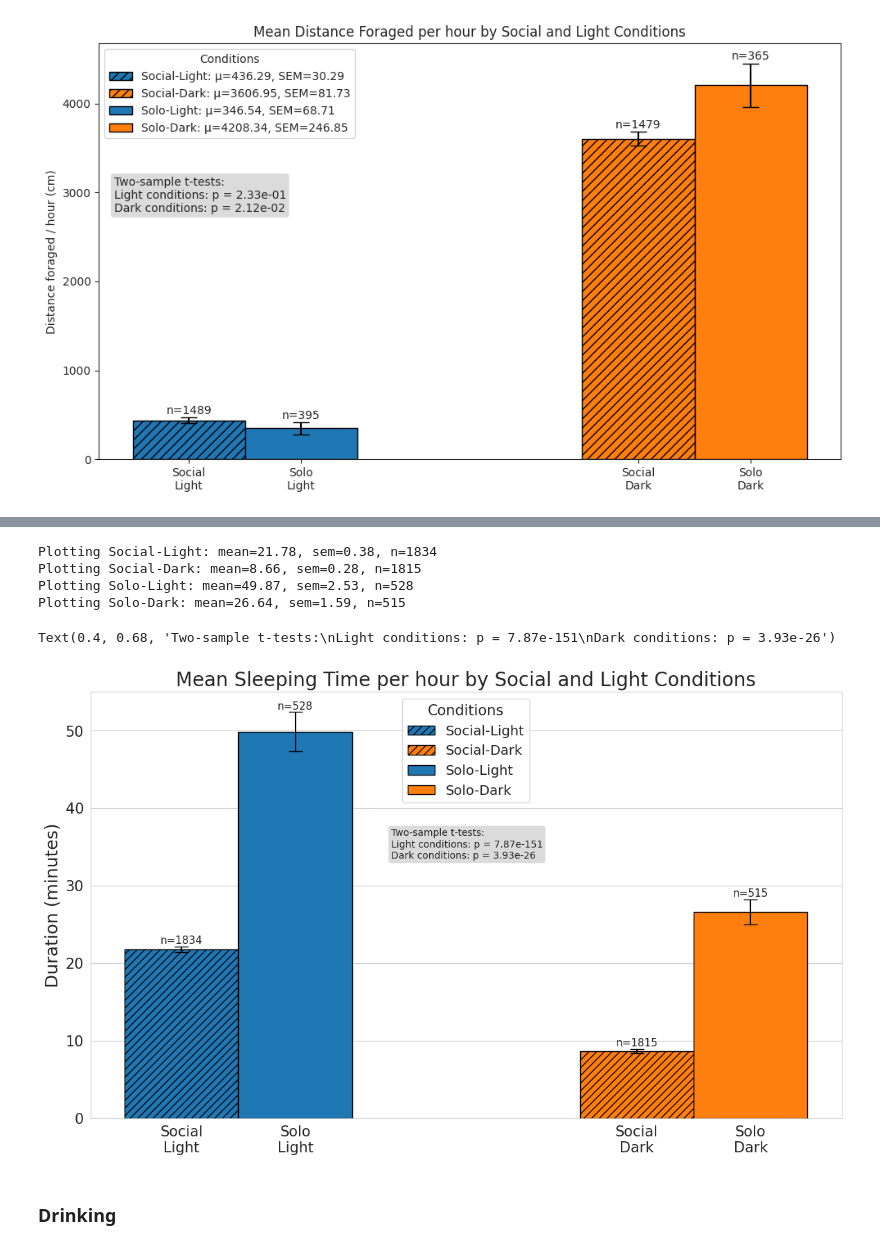
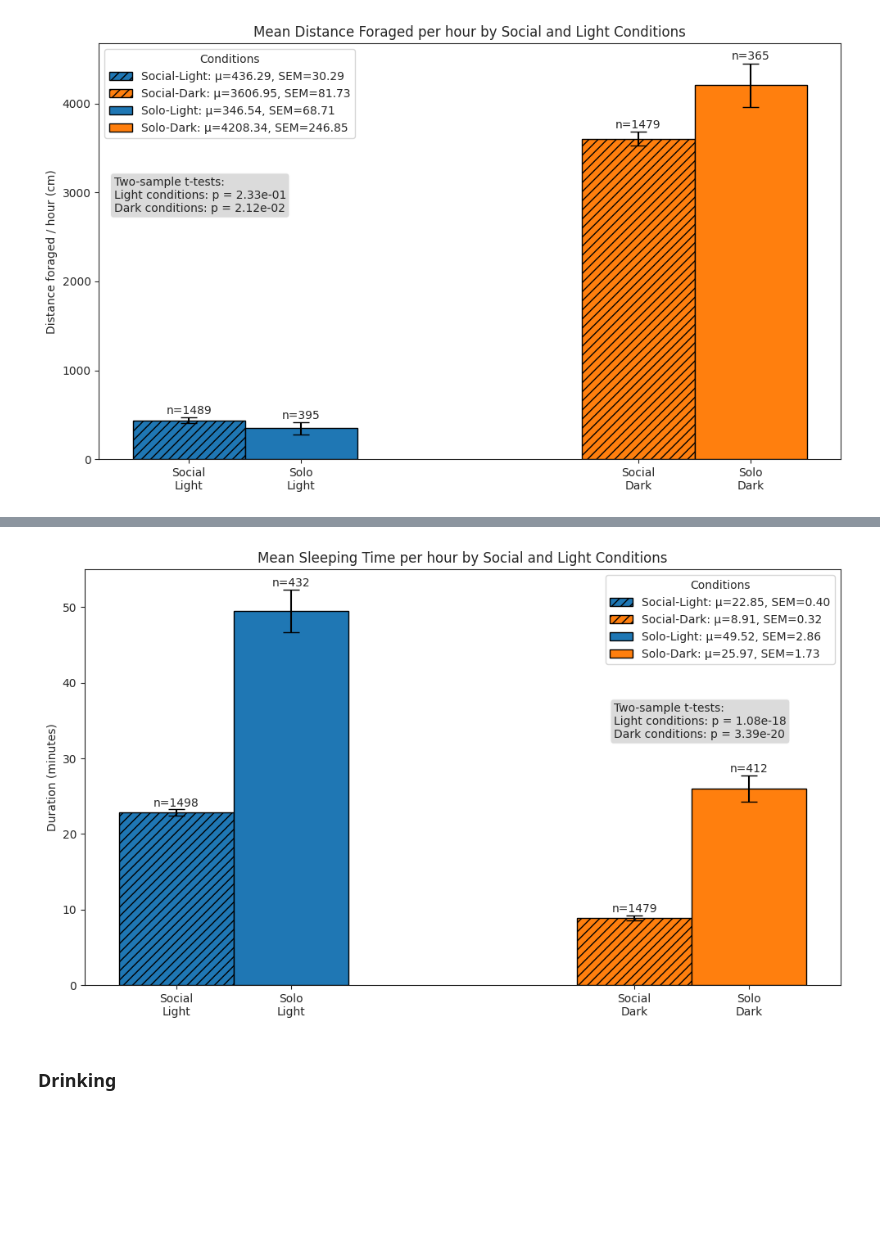
Before and after one commit to SainsburyWellcomeCentre/aeon_docs, a Jupyter notebook: src/user/how_to/social_analysis2.ipynb, the cells around one changed output, grey strips where cells are left out. Saved outputs shown, nothing was run; the diff lists cells and outputs as text; code cells hidden in the pictures; blank space fills up the shorter version.

Commit message:
Update sleep plots

```diff
--- a/src/user/how_to/social_analysis2.ipynb
+++ b/src/user/how_to/social_analysis2.ipynb
@@ -1506,11 +1534,4 @@ plt.show()
 # %%
-sleep_dur_df = pd.DataFrame(
-    columns=["subject", "start", "end", "duration", "period", "light"]
-)
-sleep_hour_df = pd.DataFrame(
-    columns=["subject", "hour", "n_bouts", "duration", "period", "light"]
-)
-
 exp_pbar = tqdm(experiments, desc="Experiments", position=0, leave=True)
 for exp in exp_pbar:
     period_pbar = tqdm(periods, desc="Periods", position=1, leave=False)
@@ -1522,12 +1543,10 @@ for exp in exp_pbar:
             data_dir=data_dir,
             set_time_index=True,
         )
-
         # Get sleep bout durations
         hour = sleep_bouts_df["start"].dt.hour
         sleep_bouts_df["light"] = ~((hour > light_off) & (hour < light_on))
         sleep_dur_df = pd.concat([sleep_dur_df, sleep_bouts_df], ignore_index=True)
-
         # Get n sleep bouts and total duration per hour
         for subject in sleep_bouts_df["subject"].unique():
             sleep_df_subj = sleep_bouts_df[sleep_bouts_df["subject"] == subject]
@@ -1538,7 +1557,6 @@ for exp in exp_pbar:
                 .reset_index()
             )
             hour_stats.columns = ["hour", "n_bouts", "duration"]
-
             min_hour, max_hour = (
                 sleep_df_subj["hour"].min(),
                 sleep_df_subj["hour"].max(),
@@ -1815,8 +1813,6 @@ Text(0.4, 0.68, 'Two-sample t-tests:\nLight conditions: p = 2.65e-65\nDark condi
 # %%
-"""Total time spent sleeping per hour."""
-
-fig, ax = plt.subplots(figsize=(14, 8))
-
+# Plot total time spent sleeping per hour
+fig, ax = plt.subplots(figsize=(10, 6))
 summary_data = []
 for social_val in ["social", "postsocial"]:
     for light_val in [True, False]:
@@ -1840,18 +1836,16 @@ for social_val in ["social", "postsocial"]:
                 "n": n_samples,
             }
         )
+
 summary_df = pd.DataFrame(summary_data)
-
 # Set up positions for the bars
 bar_width = 0.5
 x_pos = np.array([0.25, 2.25, 0.75, 2.75])  # create two groups with a gap in the middle
-
 # Plot bars
 for i, row in enumerate(summary_data):
     pos = x_pos[i]
     social_val = row["social"]
     light_val = row["light"]
-
     bar = ax.bar(
         pos,
         row["mean_duration"],
@@ -1860,17 +1854,11 @@ for i, row in enumerate(summary_data):
         color=colors[light_val],
         edgecolor="black",
         capsize=7,
-        label=row["condition"],
+        label=f"{row['condition']}: μ={row['mean_duration']:.2f}, SEM={row['sem']:.2f}",
     )
-
-    print(
-        f"Plotting {row['condition']}: μ={row['mean_duration']:.2f}, SEM={row['sem']:.2f}, n={row['n']}"
-    )
-
     # Apply hatching for social conditions
     if hatches[social_val == "social"]:
         bar[0].set_hatch(hatches[social_val == "social"])
-
     # Add sample size as text above each bar
     sample_size_txt = ax.text(
         pos,
@@ -1878,65 +1866,42 @@ for i, row in enumerate(summary_data):
         f"n={row['n']}",
         ha="center",
         va="bottom",
     )
-    sample_size_txt.set_fontsize(11)
 
 ax.set_title("Mean Sleeping Time per hour by Social and Light Conditions")
 ax.set_ylabel("Duration (minutes)")
 ax.set_xticks(x_pos)
 ax.set_xticklabels(["Social\nLight", "Social\nDark", "Solo\nLight", "Solo\nDark"])
-ax.legend(title="Conditions", loc="upper center")
-
-
+ax.legend(title="Conditions")
 # Perform stats tests
-light_social = sleep_hour_df[
-    (sleep_hour_df["period"] == "social") & (sleep_hour_df["light"] == True)
-]["duration"]
-light_solo = sleep_hour_df[
-    (sleep_hour_df["period"] == "social") & (sleep_hour_df["light"] == False)
-]["duration"]
-
-dark_social = sleep_hour_df[
-    (sleep_hour_df["period"] == "social") & (sleep_hour_df["light"] == False)
-]["duration"]
-dark_solo = sleep_hour_df[
-    (sleep_hour_df["period"] == "postsocial") & (sleep_hour_df["light"] == False)
-]["duration"]
-
-light_social = pd.to_numeric(light_social, errors="coerce").dropna()
-light_solo = pd.to_numeric(light_solo, errors="coerce").dropna()
-dark_social = pd.to_numeric(dark_social, errors="coerce").dropna()
-dark_solo = pd.to_numeric(dark_solo, errors="coerce").dropna()
-
+light_social = sleep_hour_df.query("period == 'social' and light")["duration"]
+light_solo   = sleep_hour_df.query("period == 'postsocial' and light")["duration"]
+dark_social  = sleep_hour_df.query("period == 'social' and not light")["duration"]
+dark_solo    = sleep_hour_df.query("period == 'postsocial' and not light")["duration"]
 light_stat, light_p = stats.ttest_ind(
     light_social, light_solo, alternative="two-sided", equal_var=False
 )
 dark_stat, dark_p = stats.ttest_ind(
     dark_social, dark_solo, alternative="two-sided", equal_var=False
 )
-
 test_text = (
     f"Two-sample t-tests:\n"
     f"Light conditions: p = {light_p:.2e}"
     f"\nDark conditions: p = {dark_p:.2e}"
 )
 props = dict(boxstyle="round,pad=0.3", facecolor="lightgray", alpha=0.8)
 ax.text(
-    0.40,
+    0.70,
     0.68,  # Position below the legend
     test_text,
     transform=ax.transAxes,
-    fontsize=10,
     verticalalignment="top",
     bbox=props,
 )
+plt.tight_layout()
+plt.show()
 # %% [output]
-Plotting Social-Light: mean=21.78, sem=0.38, n=1834
-Plotting Social-Dark: mean=8.66, sem=0.28, n=1815
-Plotting Solo-Light: mean=49.87, sem=2.53, n=528
-Plotting Solo-Dark: mean=26.64, sem=1.59, n=515
-Text(0.4, 0.68, 'Two-sample t-tests:\nLight conditions: p = 7.87e-151\nDark conditions: p = 3.93e-26')
-[figure, old version]
+[figure, new version]
 # %% [markdown]
 ### Drinking
 # %% [markdown]
```
Also changed, not shown: parts of 8 cells of this notebook.
